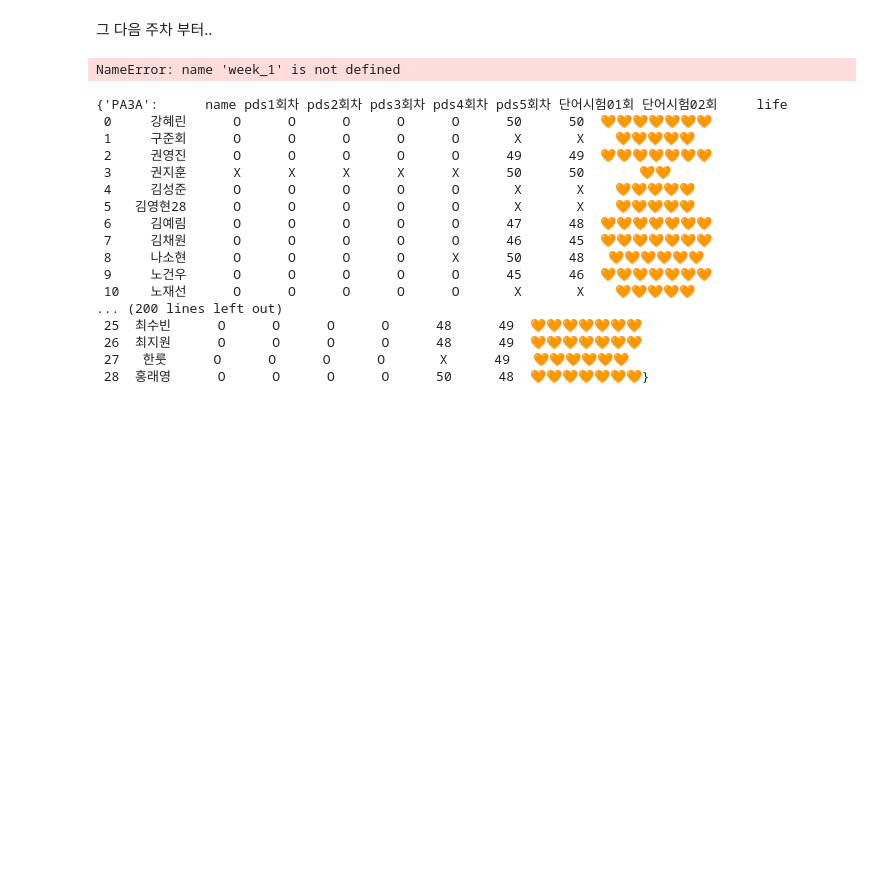
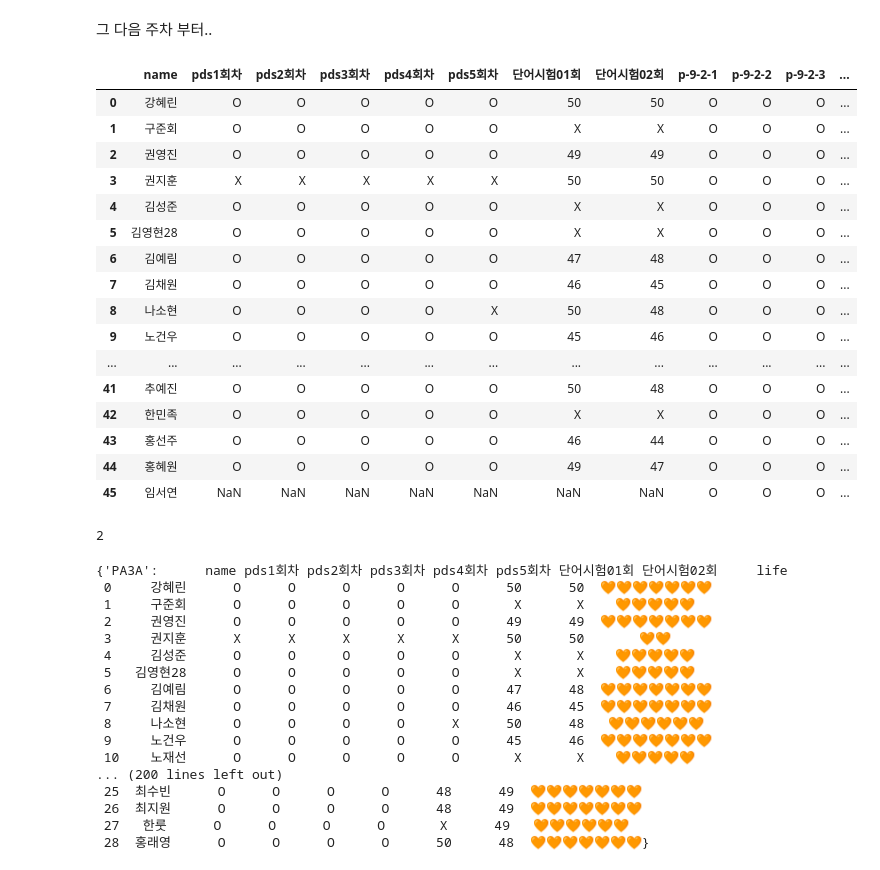
Before and after one commit to hmii/students_homework_checker, a Jupyter notebook: all_band.ipynb, the cells around one changed output. Drawn from its saved outputs; the diff is of its cells as text; code cells hidden in the pictures; blank space fills up the shorter version.

```diff
--- a/all_band.ipynb
+++ b/all_band.ipynb
@@ -78,9 +82,9 @@ with pd.ExcelWriter(f'{week}주차_member.xlsx') as writer:
 #
 # %%
 # 정규표현식을 통해 미리 앞에서 처리
-# 이게 더 깔끔?
+# 이게 더 깔끔 !!!!
 
-week = 1
+week = 2
 p = re.compile('([가-힣].*)')
 
 member_count = []
@@ -100,23 +104,23 @@ for class_id in list(class_dic.keys()):
     member = soup.select('.ellipsis')[2:] # 위에 두줄은 admin, 이철
     member_list = [] # 여기 바꿈
 
-    for i, name in enumerate(member): # 번호를 같이 뽑아줘야 딕셔너리에 들어감... 리스트로 넣을 경우 이름 수정이 힘들다.
+    for name in member:
         who = name.text
         who = who.replace('\n', "")
         if class_id == 'PURPLE':
             who = who[5:].strip()
+
         who = p.findall(who)[0] #  리스트형태로 반환하기 때문에 첫번째 요소만 뽑아내기 (str) # 한글요소는 인덱싱 전에 해주기 !
 
         member_list.append(who)
-
 
     member_dict[class_id] = pd.Series(sorted(member_list))
     # 시리즈로 만들어서 넣어주면 길이가 안맞아도 로테이션 하지 않아도 된다.
     # 그냥 리스트를 넣어주는 경우 길이가 안맞으면 불가..
     # 시리즈로 만들어주기 전에 미리 솔팅을 해줘야 한다...
 
-member11 = pd.DataFrame(member_dict)
-member12 = pd.DataFrame(member_count, columns=['반명', '학생수'])
+member11 = pd.DataFrame(member_dict) # 학생명단
+member12 = pd.DataFrame(member_count, columns=['반명', '학생수']) # 학생수
 
 with pd.ExcelWriter(f'{week}주차_member.xlsx') as writer:
     member11.to_excel(writer, sheet_name=f'{week}주차_학생명단', index=False)
@@ -532,6 +534,20 @@ pd.DataFrame.from_dict(member_dic, orient='index').T # 길이맞추라고 할때
 각각 저장된 파일을 불러와서 merge한 다음 새로운 ❤ 부여
 # %% [markdown]
 첫주차 버젼
+# %%
+class_dic = {}
+# class_dic['PA3A'] = 'https://band.us/band/85178180'
+# class_dic['PB3A'] = 'https://band.us/band/85178672'
+# class_dic['PD3A'] = 'https://band.us/band/85186142'
+# class_dic['PJ3A'] = 'https://band.us/band/85186150'
+# class_dic['PURPLE'] = 'https://band.us/band/85186110'
+# class_dic['RED'] = 'https://band.us/band/85186132'
+# class_dic['PDEE'] = 'https://band.us/band/85237203'
+class_dic['WSCN'] = 'https://band.us/band/85232892'
+class_dic['PSCN'] = 'https://band.us/band/85275199'
+
+## class_dic['PB7A'] = 'https://band.us/band/84600978'
+## class_dic['PD7A'] = 'https://band.us/band/84601004'
 # %%
 week = 1
 week_dict = {}
@@ -546,7 +562,7 @@ for class_id in list(class_dic.keys()):
     df = df.sort_values(by=['name'])
     week_merge[class_id] = df
 
-with pd.ExcelWriter(f'{week}주차_comment2.xlsx') as writer:
+with pd.ExcelWriter(f'{week}주차_comment.xlsx') as writer:
     for class_id in week_dict.keys():
         week_dict[class_id].to_excel(writer, sheet_name=f'{class_id}', index=False)
 # %% [markdown]
@@ -557,4 +578,5 @@ week_now_n = 2
 # %%
+full_score = 15
 week_pre = {}
 week_now = {}
 week_merge = {}
@@ -564,7 +586,8 @@ for class_id in list(class_dic.keys()):
 
 for class_id in list(class_dic.keys()):
     df = pd.merge(week_pre[class_id], week_now[class_id], on='name', how='outer')
-    df['life'] = df.isin(["X"]).sum(axis=1)
+    df['life'] = np.where(df['t-9-2'] == 15, df.isin(["X"]).sum(axis=1) -1, df.isin(["X"]).sum(axis=1))
+
     df['life'] = df['life'].apply(lambda x : (7-x) * "🧡")
     df = df.sort_values(by=['name'])
     week_merge[class_id] = df
@@ -572,15 +595,42 @@ for class_id in list(class_dic.keys()):
 with pd.ExcelWriter(f'{week_now_n}주차_comment.xlsx') as writer:
     for class_id in week_merge.keys():
         week_merge[class_id].to_excel(writer, sheet_name=f'{class_id}', index=False)
+# %%
+import numpy as np
+df['life'] = np.where(df['t-9-2'] == 15, df.isin(["X"]).sum(axis=1) -1, df.isin(["X"]).sum(axis=1))
+df
+# %% [output]
+|  | name | pds1회차 | pds2회차 | pds3회차 | pds4회차 | pds5회차 | 단어시험01회 | 단어시험02회 | p-9-2-1 | p-9-2-2 | p-9-2-3 | ... |
+| 0 | 강혜린 | O | O | O | O | O | 50 | 50 | O | O | O | ... |
+| 1 | 구준회 | O | O | O | O | O | X | X | O | O | O | ... |
+| 2 | 권영진 | O | O | O | O | O | 49 | 49 | O | O | O | ... |
+| 3 | 권지훈 | X | X | X | X | X | 50 | 50 | O | O | O | ... |
+| 4 | 김성준 | O | O | O | O | O | X | X | O | O | O | ... |
+| 5 | 김영현28 | O | O | O | O | O | X | X | O | O | O | ... |
+| 6 | 김예림 | O | O | O | O | O | 47 | 48 | O | O | O | ... |
+| 7 | 김채원 | O | O | O | O | O | 46 | 45 | O | O | O | ... |
+| 8 | 나소현 | O | O | O | O | X | 50 | 48 | O | O | O | ... |
+| 9 | 노건우 | O | O | O | O | O | 45 | 46 | O | O | O | ... |
+| ... | ... | ... | ... | ... | ... | ... | ... | ... | ... | ... | ... | ... |
+| 41 | 추예진 | O | O | O | O | O | 50 | 48 | O | O | O | ... |
+| 42 | 한민족 | O | O | O | O | O | X | X | O | O | O | ... |
+| 43 | 홍선주 | O | O | O | O | O | 46 | 44 | O | O | O | ... |
+| 44 | 홍혜원 | O | O | O | O | O | 49 | 47 | O | O | O | ... |
+| 45 | 임서연 | NaN | NaN | NaN | NaN | NaN | NaN | NaN | O | O | O | ... |
 # %%
-df = pd.read_excel('1주차_comment.xlsx', sheet_name = 'RED')
+df['three'] = (
+    np.select(
+        condlist=[df['one'] < 2, df['one'] < 4],
+        choicelist=[df['one'] * 10, df['one'] ** 2],
+        default=df['one'] + 10))
+df
+
+np.where(df["data"] <2.5, "False", "True")
+# %% [output]
+2
 # %%
 pd.merge(week_1['PA3A'], week_1['PB3A'], on='name', how='outer')
 # 데이터프레임 자체를 딕셔너리 형태로 저장해서 그것을 꺼내서 사용 가능하다....
-# %%
-week_1['PA3A'].name
-# %% [output]
-NameError: name 'week_1' is not defined
 # %%
 
 df = pd.read_excel('1주차_comment.xlsx', sheet_name=None)
```
Also changed, not shown: parts of 22 cells of this notebook.
